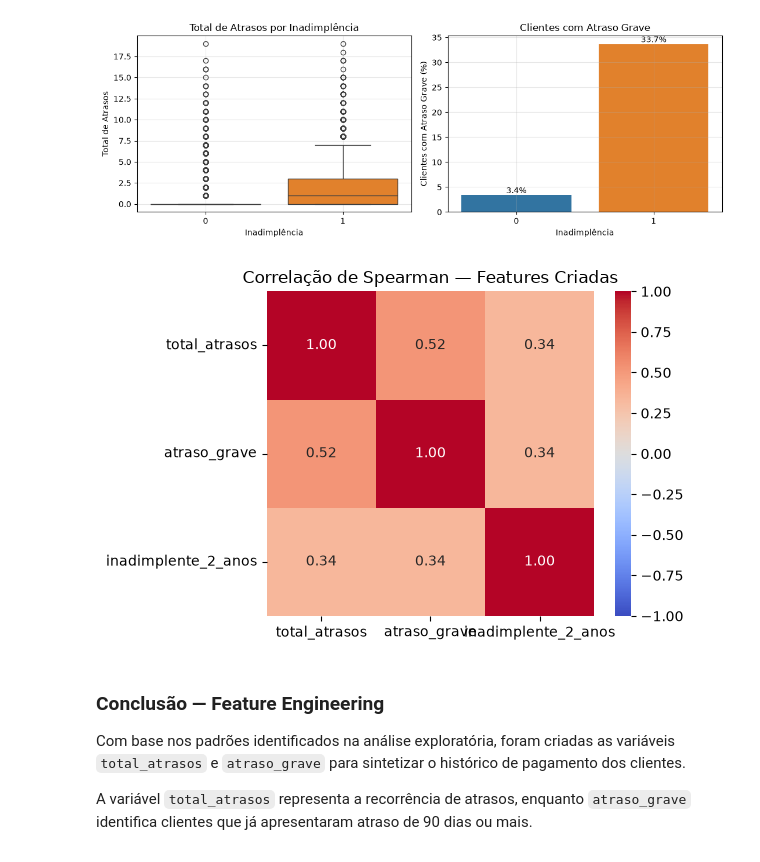
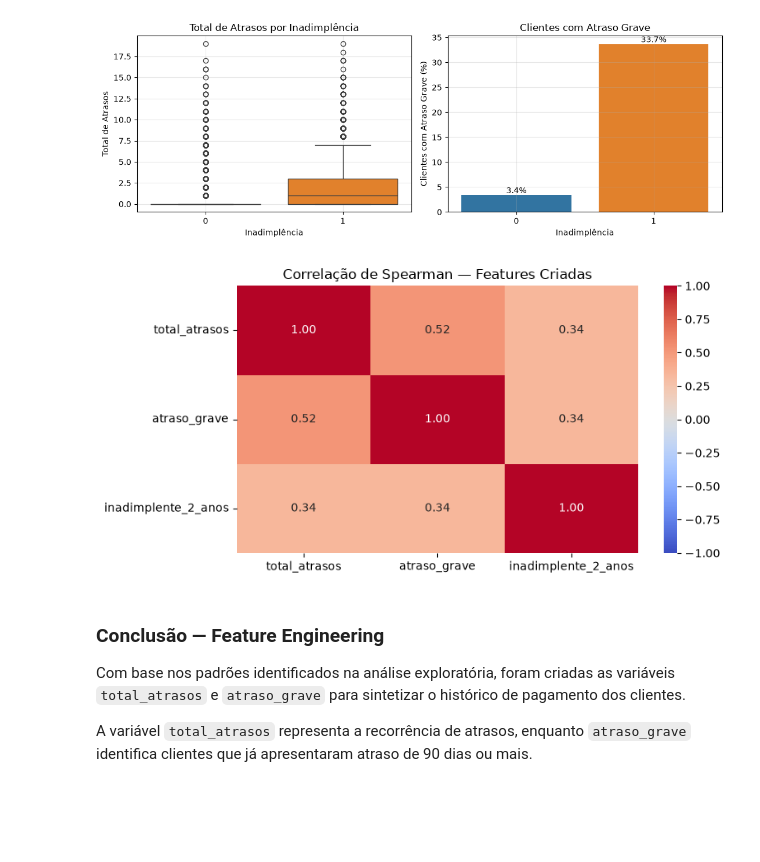
Before and after one commit to RenanTrevelim/credit-risk-modeling, a Jupyter notebook: notebooks/02_analise_exploratoria.ipynb, the cells around one changed output. Cells and saved outputs as stored; diff of their text form; code cells hidden in the pictures; blank space fills up the shorter version.

```diff
--- a/notebooks/02_analise_exploratoria.ipynb
+++ b/notebooks/02_analise_exploratoria.ipynb
@@ -525,17 +593,17 @@ plt.show()
 # %%
 corr_fe = dados_fe[
     ["total_atrasos", "atraso_grave", "inadimplente_2_anos"]
 ].corr(method="spearman").round(2)
 
-plt.figure(figsize=(6, 4))
+plt.figure(figsize=(8, 4))
 
 sns.heatmap(corr_fe, annot=True, cmap="coolwarm", vmin=-1, vmax=1, fmt=".2f")
 
 plt.title("Correlação de Spearman — Features Criadas")
 plt.tight_layout()
 plt.show()
 # %% [output]
-[figure, old version]
+[figure, new version]
 # %% [markdown]
 ### Conclusão — Feature Engineering
 
```
Also changed, not shown: parts of 11 cells of this notebook, 2 other files.
